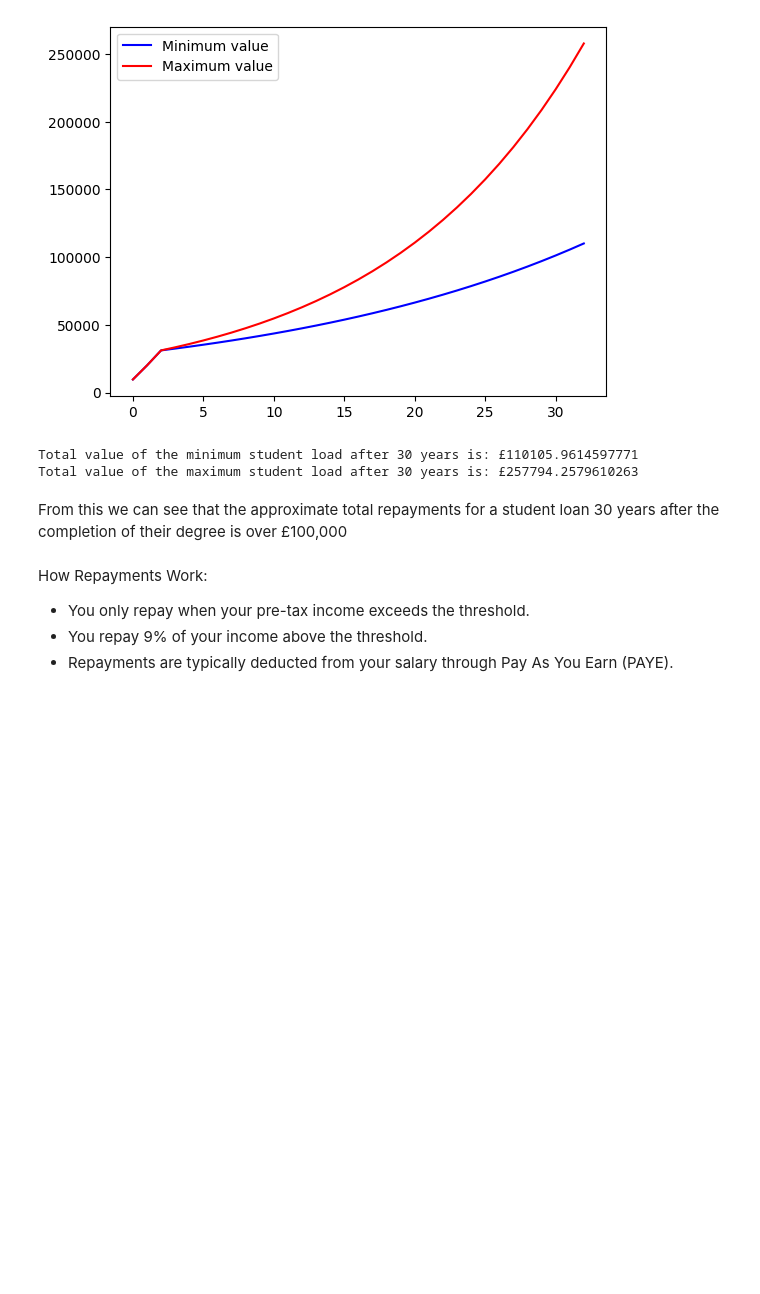
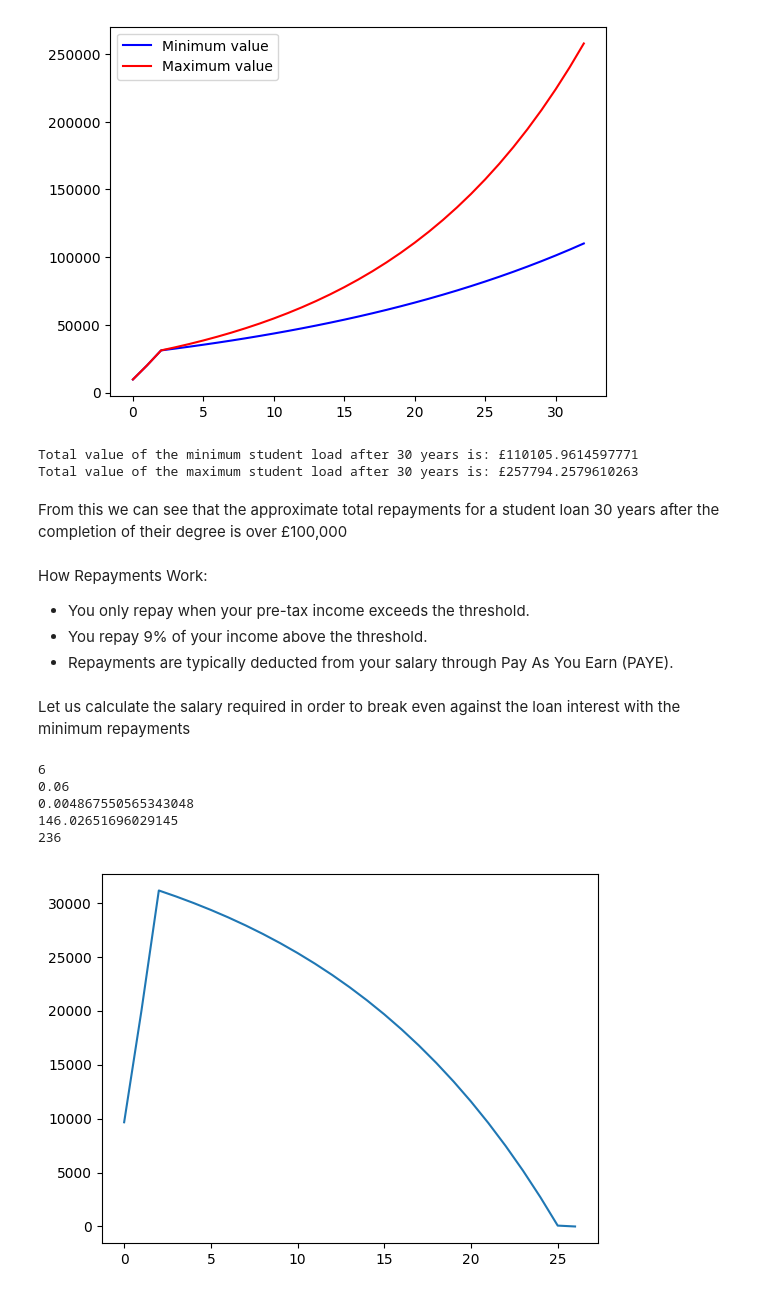
Before and after one commit to astoncrawley/student-loan-repayment, a Jupyter notebook: notebooks/student-loan-repayment.ipynb, the cells around one changed output. Cells and saved outputs as stored; diff of their text form; code cells hidden in the pictures; blank space fills up the shorter version.

Commit message:
Add simple repayment example

```diff
--- a/notebooks/student-loan-repayment.ipynb
+++ b/notebooks/student-loan-repayment.ipynb
@@ -101,7 +101,7 @@ def calculate_interest(rpi, income, low_thresh=28470.00, high_thresh=51245.00):
 
     return interest_rate
 # %%
-def calculate_min_repayment(salary, annual_thresh, charge=0.09):
+def calculate_min_repayment(salary, annual_thresh=28470.00, charge=0.09):
     """function that calculates the minimum monthly repayment of the student loan
 
     Args:
@@ -123,0 +127,48 @@ def calculate_min_repayment(salary, annual_thresh, charge=0.09):
+# %% [markdown]
+Let us calculate the salary required in order to break even against the loan interest with the minimum repayments
+# %%
+assumed_rpi = 3
+salary = 60000
+approx_loan = 30000
+
+annual_interest = calculate_interest(assumed_rpi, salary)
+print(annual_interest)
+
+annual_rate = annual_interest/100
+print(annual_rate)
+monthly_rate = annual2monthly_interest(annual_rate)
+print(monthly_rate)
+
+monthly_interest = approx_loan * monthly_rate
+print(monthly_interest)
+
+min_repayment = calculate_min_repayment(salary)
+print(min_repayment)
+
+annual_repayment = min_repayment*12
+# %% [output]
+6
+0.06
+0.004867550565343048
+146.02651696029145
+236
+# %%
+test_annual_loan = []
+loan = 0
+
+for i in range(write_off_period + degree_len):
+    if i < degree_len: # While the student is studying
+        loan = (loan + cost_per_year) * study_interest
+        test_annual_loan.append(loan)
+    else: # While the student is not studying
+        loan = loan * high_interest_rate
+        loan -= annual_repayment
+        if loan <= 0:
+            test_annual_loan.append(0)
+            break
+        test_annual_loan.append(loan)
+
+plt.plot(test_annual_loan)
+plt.show()
+# %% [output]
+[figure, added]
```
Also changed, not shown: parts of 4 cells of this notebook.
